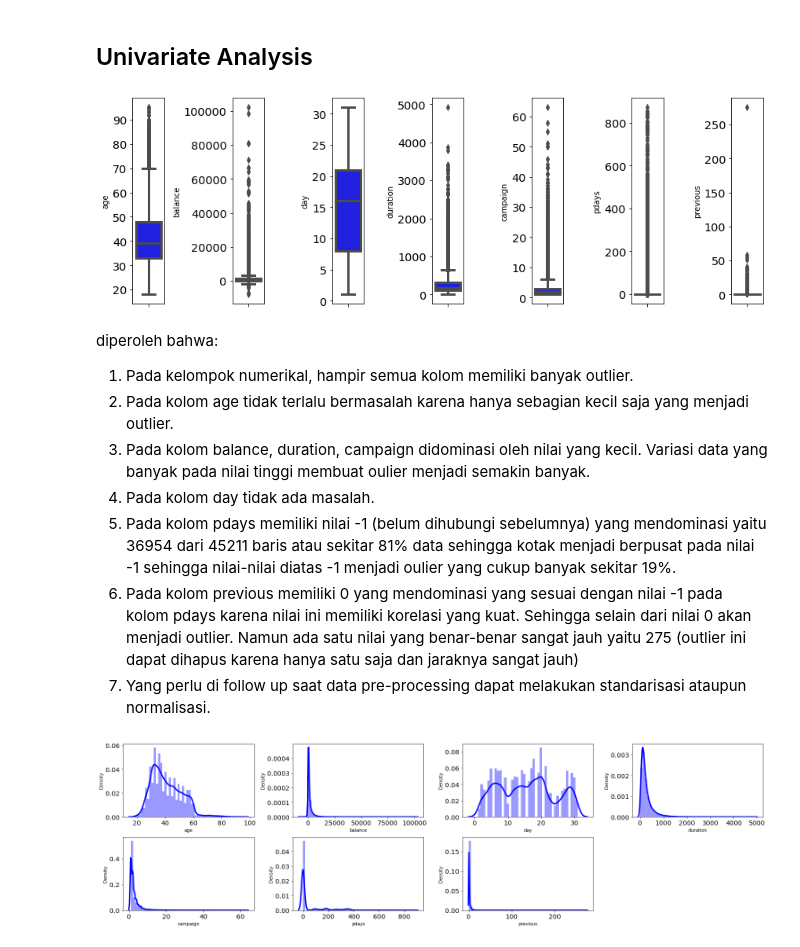
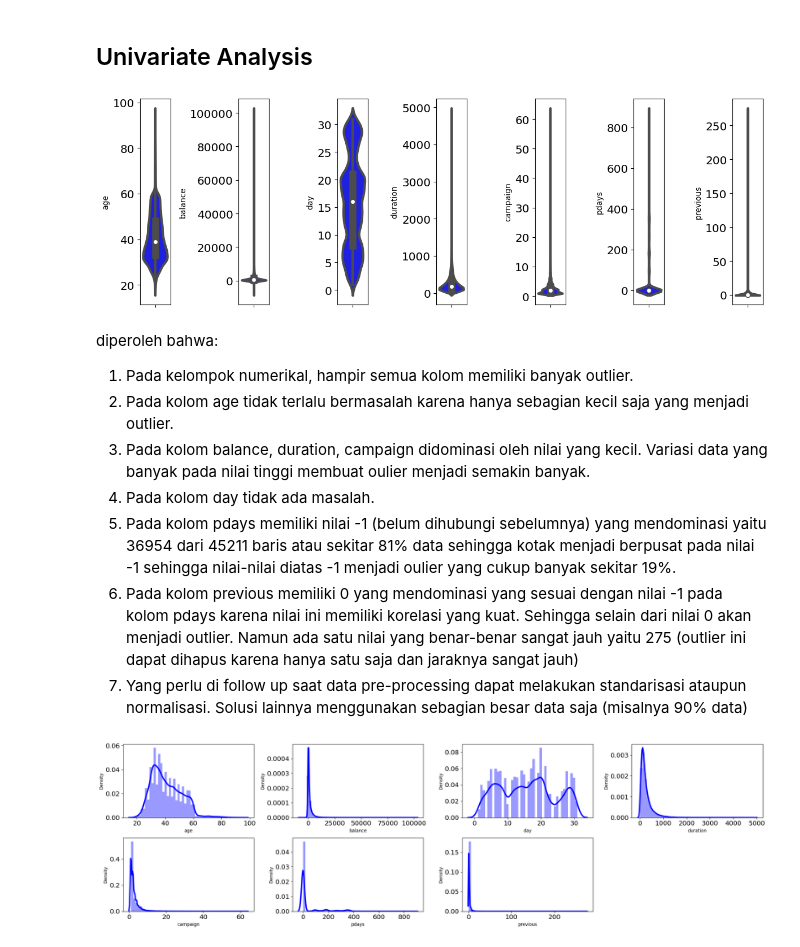
Before and after one commit to inggolanda/predict_whether_customer_will_be_buy_deposito, a Jupyter notebook: Final_Project.ipynb, the cells around one changed output. Cells and saved outputs as stored; diff of their text form; code cells hidden in the pictures.

```diff
--- a/Final_Project.ipynb
+++ b/Final_Project.ipynb
@@ -329,11 +455,11 @@ C. Terdapat kolom yang agak aneh karena memiliki nilai standard deviasi yang san
 # %%
 # Univariate analysis terhadap kolom numerikal menggunakan boxplot
 for i in range(0, len(nums)):
   plt.subplot(1,len(nums),i+1)
-  sns.boxplot(y=df_train[nums[i]], color='blue', orient='v')
+  sns.violinplot(y=df_train[nums[i]], color='blue', orient='v')
   plt.tight_layout();
 # %% [output]
-[figure, old version]
+[figure, new version]
 # %% [markdown]
 diperoleh bahwa:
 1. Pada kelompok numerikal, hampir semua kolom memiliki banyak outlier.
@@ -342,7 +468,7 @@ diperoleh bahwa:
 4. Pada kolom day tidak ada masalah.
 5. Pada kolom pdays memiliki nilai -1 (belum dihubungi sebelumnya) yang mendominasi yaitu 36954 dari 45211 baris atau sekitar 81% data sehingga kotak menjadi berpusat pada nilai -1 sehingga nilai-nilai diatas -1 menjadi oulier yang cukup banyak sekitar 19%.
 6. Pada kolom previous memiliki 0 yang mendominasi yang sesuai dengan nilai -1 pada kolom pdays karena nilai ini memiliki korelasi yang kuat. Sehingga selain dari nilai 0 akan menjadi outlier. Namun ada satu nilai yang benar-benar sangat jauh yaitu 275 (outlier ini dapat dihapus karena hanya satu saja dan jaraknya sangat jauh)
-7. Yang perlu di follow up saat data pre-processing dapat melakukan standarisasi ataupun normalisasi.
+7. Yang perlu di follow up saat data pre-processing dapat melakukan standarisasi ataupun normalisasi. Solusi lainnya menggunakan sebagian besar data saja (misalnya 90% data)
 # %%
 # # Univariate analysis terhadap kolom numerikal menggunakan distplot
 plt.figure(figsize=(21, 6))
```
Also changed, not shown: parts of 148 cells of this notebook.
